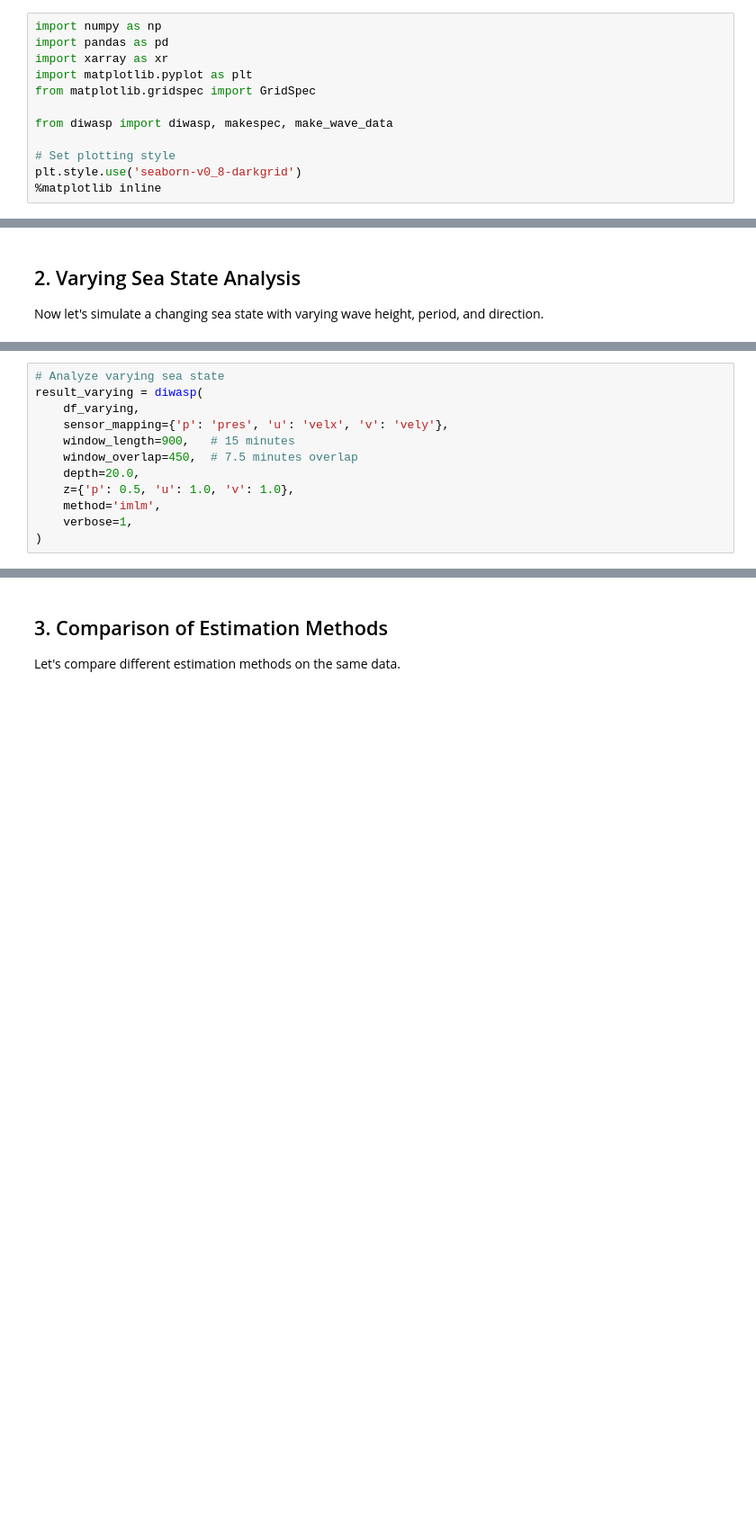
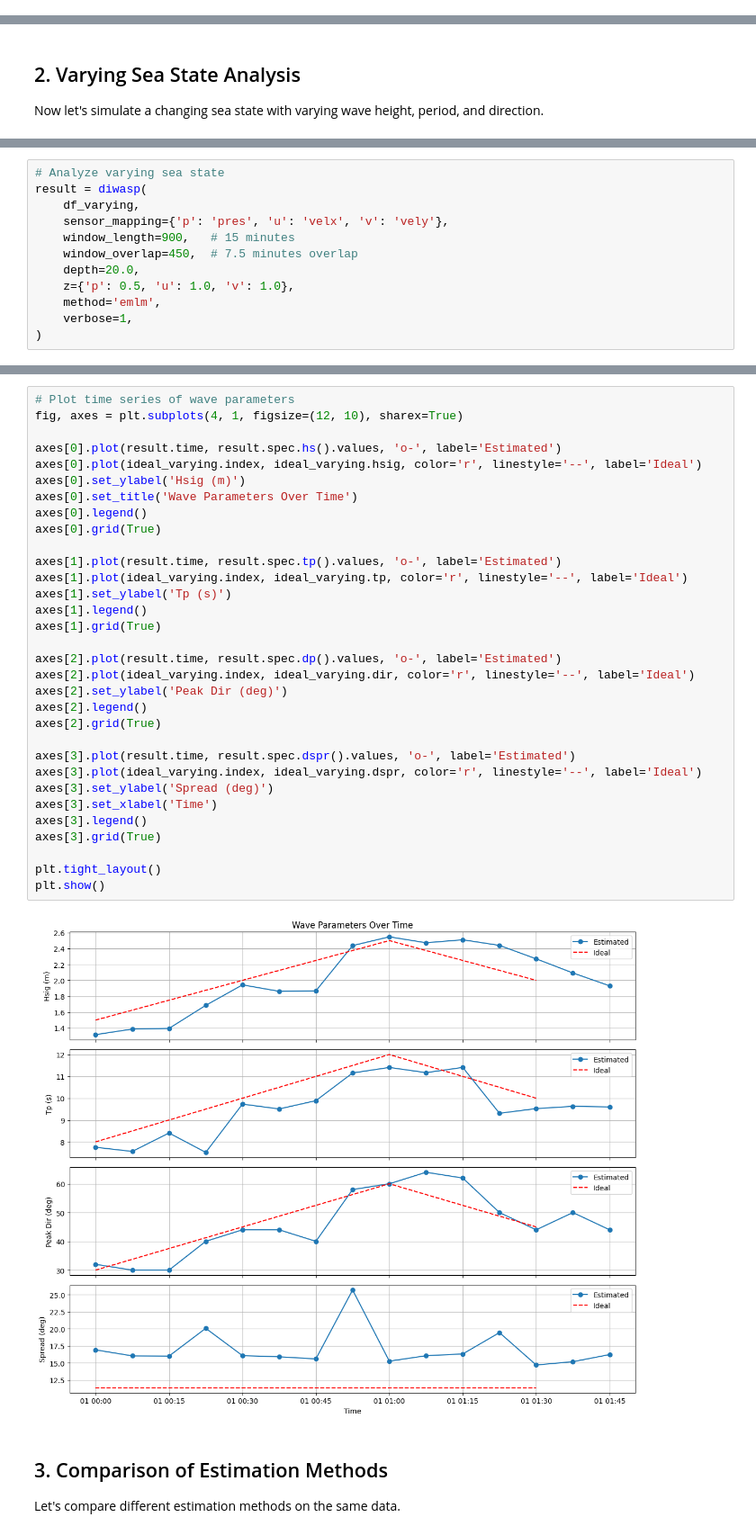
Before and after one commit to wavespectra/diwasp-python, a Jupyter notebook: examples/demo_analysis.ipynb, the cells around one changed output, grey strips where cells are left out. Shown at 90% size. Saved outputs shown, nothing was run; the diff lists cells and outputs as text; blank space fills up the shorter version.

```diff
--- a/examples/demo_analysis.ipynb
+++ b/examples/demo_analysis.ipynb
@@ -8,15 +8,3 @@ We'll cover:
 2. Analyzing data with different sensor configurations
 3. Comparing different estimation methods
 4. Visualizing results
-# %%
-import numpy as np
-import pandas as pd
-import xarray as xr
-import matplotlib.pyplot as plt
-from matplotlib.gridspec import GridSpec
-
-from diwasp import diwasp, makespec, make_wave_data
-
-# Set plotting style
-plt.style.use('seaborn-v0_8-darkgrid')
-%matplotlib inline
@@ -241,12 +358,12 @@ df_varying = pd.DataFrame({
 # %%
 # Analyze varying sea state
-result_varying = diwasp(
+result = diwasp(
     df_varying,
     sensor_mapping={'p': 'pres', 'u': 'velx', 'v': 'vely'},
     window_length=900,   # 15 minutes
     window_overlap=450,  # 7.5 minutes overlap
     depth=20.0,
     z={'p': 0.5, 'u': 1.0, 'v': 1.0},
-    method='imlm',
+    method='emlm',
     verbose=1,
 )
@@ -286,3 +381,37 @@ print(f"  Direction range: {result_varying.dp.min().values:.1f} - {result_varyin
+# %%
+# Plot time series of wave parameters
+fig, axes = plt.subplots(4, 1, figsize=(12, 10), sharex=True)
+
+axes[0].plot(result.time, result.spec.hs().values, 'o-', label='Estimated')
+axes[0].plot(ideal_varying.index, ideal_varying.hsig, color='r', linestyle='--', label='Ideal')
+axes[0].set_ylabel('Hsig (m)')
+axes[0].set_title('Wave Parameters Over Time')
+axes[0].legend()
+axes[0].grid(True)
+
+axes[1].plot(result.time, result.spec.tp().values, 'o-', label='Estimated')
+axes[1].plot(ideal_varying.index, ideal_varying.tp, color='r', linestyle='--', label='Ideal')
+axes[1].set_ylabel('Tp (s)')
+axes[1].legend()
+axes[1].grid(True)
+
+axes[2].plot(result.time, result.spec.dp().values, 'o-', label='Estimated')
+axes[2].plot(ideal_varying.index, ideal_varying.dir, color='r', linestyle='--', label='Ideal')
+axes[2].set_ylabel('Peak Dir (deg)')
+axes[2].legend()
+axes[2].grid(True)
+
+axes[3].plot(result.time, result.spec.dspr().values, 'o-', label='Estimated')
+axes[3].plot(ideal_varying.index, ideal_varying.dspr, color='r', linestyle='--', label='Ideal')
+axes[3].set_ylabel('Spread (deg)')
+axes[3].set_xlabel('Time')
+axes[3].legend()
+axes[3].grid(True)
+
+plt.tight_layout()
+plt.show()
+# %% [output]
+[figure, added]
 # %% [markdown]
 ## 3. Comparison of Estimation Methods
 
```
Also changed, not shown: parts of 21 cells of this notebook, 22 other files.
